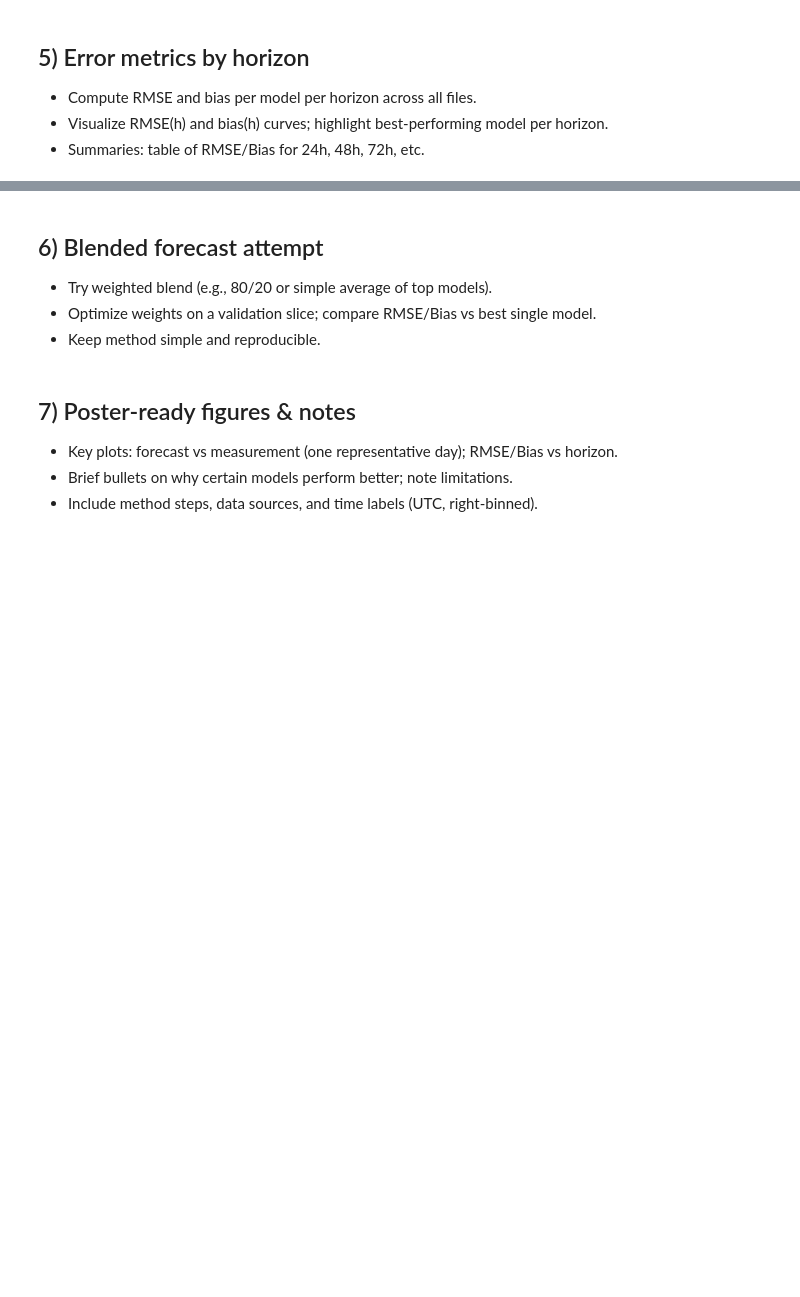
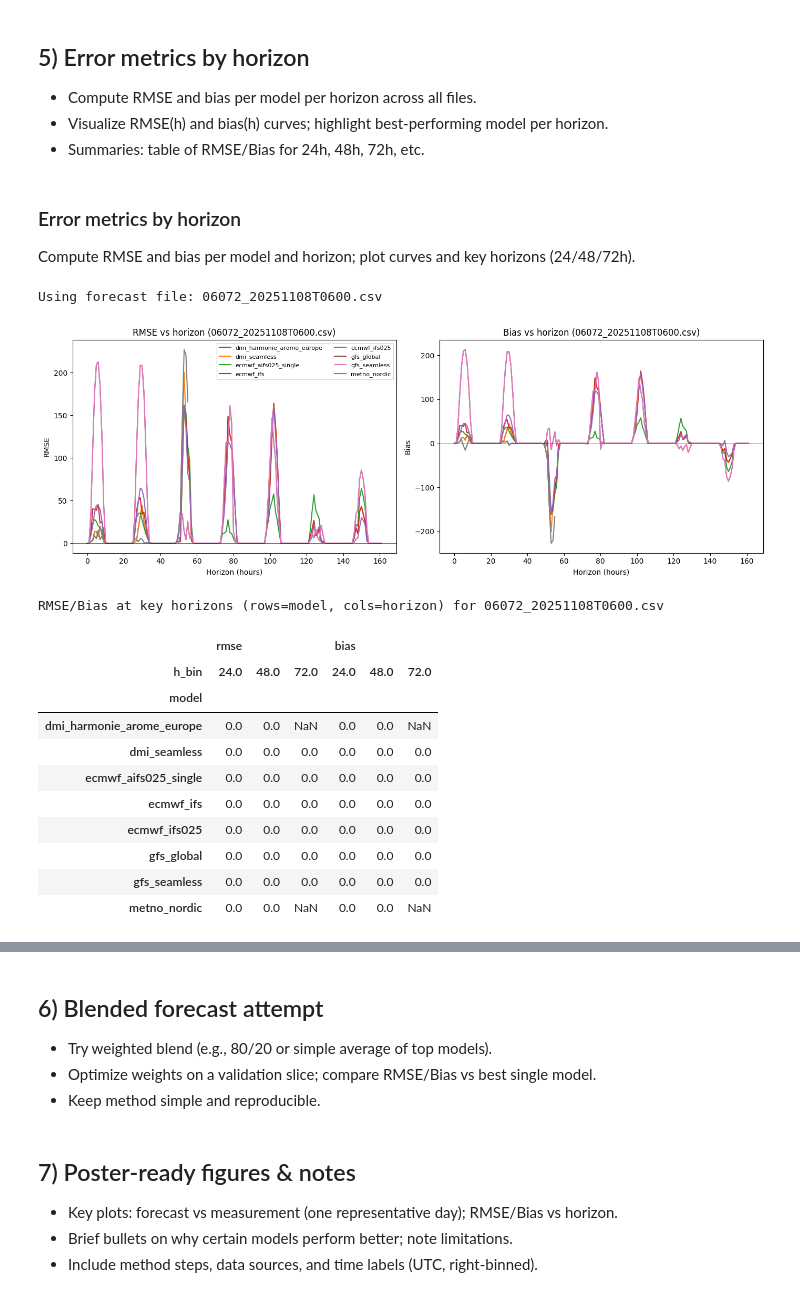
Before and after one commit to Louis2308/Solar-poster, a Jupyter notebook: Forcast_Comparison.ipynb, the cells around one changed output, grey strips where cells are left out. Saved outputs shown, nothing was run; the diff lists cells and outputs as text; code cells hidden in the pictures; blank space fills up the shorter version.

```diff
--- a/Forcast_Comparison.ipynb
+++ b/Forcast_Comparison.ipynb
@@ -206,3 +237,71 @@ Total models in aligned data: 8 -> ['dmi_harmonie_arome_europe', 'dmi_seamless',
 - Compute RMSE and bias per model per horizon across all files.
 - Visualize RMSE(h) and bias(h) curves; highlight best-performing model per horizon.
 - Summaries: table of RMSE/Bias for 24h, 48h, 72h, etc.
+# %% [markdown]
+
+### Error metrics by horizon
+Compute RMSE and bias per model and horizon; plot curves and key horizons (24/48/72h).
+# %%
+
+import numpy as np
+
+if aligned.empty:
+    raise ValueError("Run the alignment cell first to build 'aligned'")
+
+# Choose which forecast file to analyze (by index in `files`)
+selected_idx = 0  # change to another index to pick a different file
+if not files:
+    raise ValueError("No forecast files loaded in `files`")
+selected_file = files[selected_idx].name
+print(f"Using forecast file: {selected_file}")
+
+aligned_sel = aligned[aligned['source_file'] == selected_file].copy()
+if aligned_sel.empty:
+    raise ValueError(f"No aligned rows found for {selected_file}; check selection")
+
+# Bin horizon to whole hours
+aligned_sel['h_bin'] = aligned_sel['horizon_hours'].round(0)
+
+# Compute RMSE and bias per model per horizon bin
+agg = aligned_sel.groupby(['model', 'h_bin']).agg(
+    rmse=('error', lambda x: np.sqrt((x**2).mean())),
+    bias=('error', 'mean'),
+    n=('error', 'size')
+).reset_index()
+
+# Plot RMSE and bias vs horizon (hours)
+fig, axes = plt.subplots(1, 2, figsize=(14, 5), sharex=True)
+for model, grp in agg.groupby('model'):
+    axes[0].plot(grp['h_bin'], grp['rmse'], label=model)
+    axes[1].plot(grp['h_bin'], grp['bias'], label=model)
+axes[0].set_ylabel('RMSE')
+axes[1].set_ylabel('Bias')
+for ax in axes:
+    ax.set_xlabel('Horizon (hours)')
+    ax.axhline(0, color='k', linewidth=0.5)
+axes[0].set_title(f'RMSE vs horizon ({selected_file})')
+axes[1].set_title(f'Bias vs horizon ({selected_file})')
+axes[0].legend(fontsize=8, ncol=2)
+plt.tight_layout()
+plt.show()
+
+# Summaries at key horizons
+key_h = [24, 48, 72]
+summary = agg[agg['h_bin'].isin(key_h)].pivot(index='model', columns='h_bin', values=['rmse', 'bias'])
+print('RMSE/Bias at key horizons (rows=model, cols=horizon) for', selected_file)
+display(summary)
+# %% [output]
+Using forecast file: 06072_20251108T0600.csv
+[figure, added]
+RMSE/Bias at key horizons (rows=model, cols=horizon) for 06072_20251108T0600.csv
+|  | rmse |  |  | bias |  |  |
+| h_bin | 24.0 | 48.0 | 72.0 | 24.0 | 48.0 | 72.0 |
+| model |  |  |  |  |  |  |
+| dmi_harmonie_arome_europe | 0.0 | 0.0 | NaN | 0.0 | 0.0 | NaN |
+| dmi_seamless | 0.0 | 0.0 | 0.0 | 0.0 | 0.0 | 0.0 |
+| ecmwf_aifs025_single | 0.0 | 0.0 | 0.0 | 0.0 | 0.0 | 0.0 |
+| ecmwf_ifs | 0.0 | 0.0 | 0.0 | 0.0 | 0.0 | 0.0 |
+| ecmwf_ifs025 | 0.0 | 0.0 | 0.0 | 0.0 | 0.0 | 0.0 |
+| gfs_global | 0.0 | 0.0 | 0.0 | 0.0 | 0.0 | 0.0 |
+| gfs_seamless | 0.0 | 0.0 | 0.0 | 0.0 | 0.0 | 0.0 |
+| metno_nordic | 0.0 | 0.0 | NaN | 0.0 | 0.0 | NaN |
```
Also changed, not shown: parts of 4 cells of this notebook.
